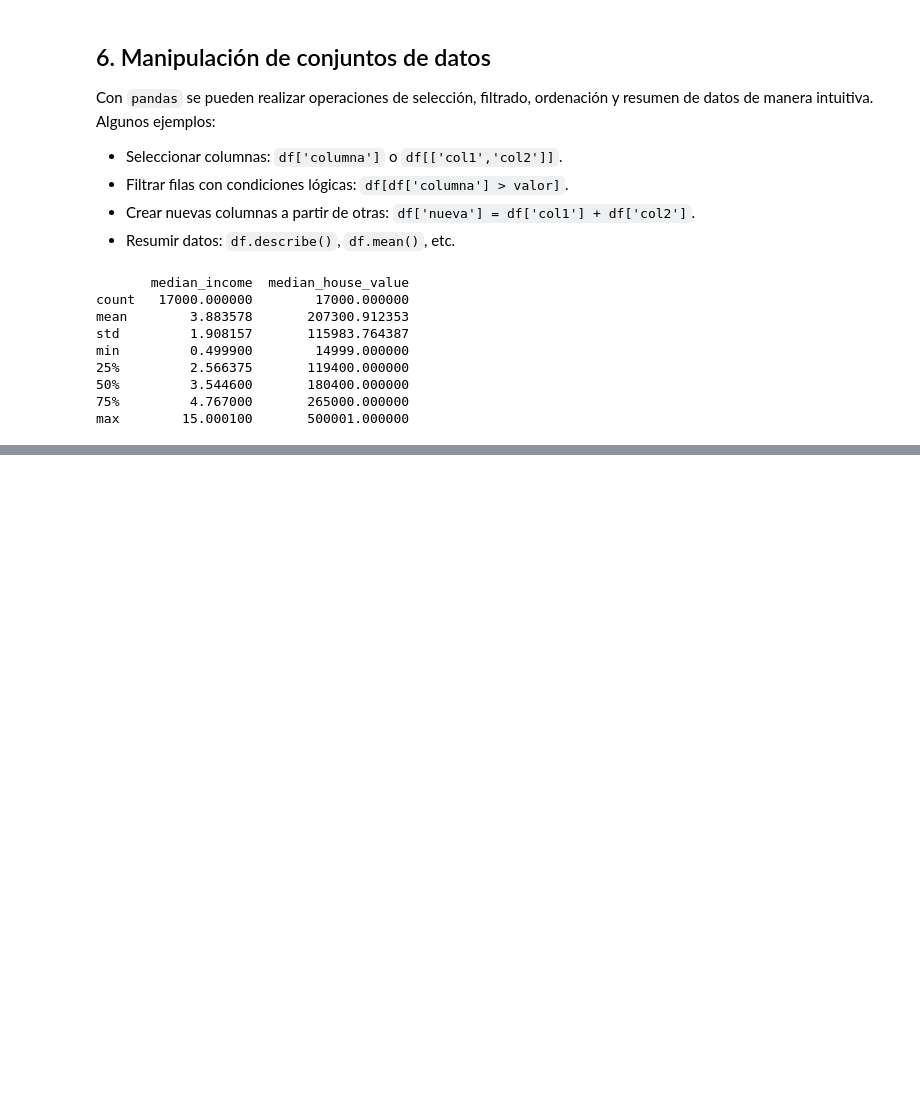
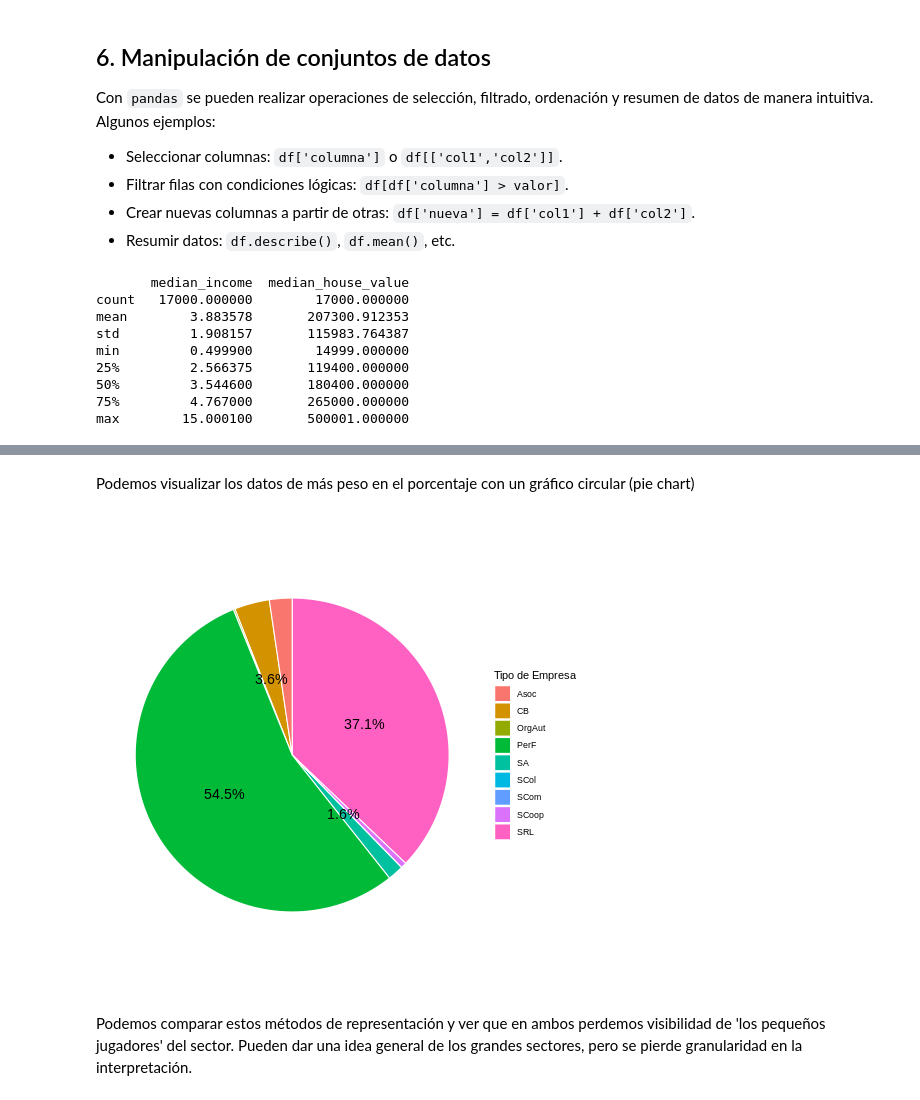
Before and after one commit to JulTob/Data, a Jupyter notebook: Analysis_Guide.ipynb, the cells around one changed output, grey strips where cells are left out. Cells and saved outputs as stored; diff of their text form; code cells hidden in the pictures; blank space fills up the shorter version.

```diff
--- a/Analysis_Guide.ipynb
+++ b/Analysis_Guide.ipynb
@@ -269,0 +374,17 @@ max        15.000100       500001.000000
+# %% [markdown]
+Podemos visualizar los datos de más peso en el porcentaje con un gráfico circular (pie chart)
+# %%
+%%R
+ggplot(datos, aes("", fi_porc, fill = tipo_empresa)) +
+  geom_col(width = 1, color = "white") +
+  coord_polar(theta = "y") +
+  geom_text(aes(label = scales::percent(fi, accuracy = 0.1)),
+            position = position_stack(vjust = 0.5),
+            check_overlap = TRUE,
+            size = 5) +
+  guides(fill = guide_legend(title = "Tipo de Empresa")) +
+  theme_void()
+# %% [output]
+[figure, added]
+# %% [markdown]
+Podemos comparar estos métodos de representación y ver que en ambos perdemos visibilidad de 'los pequeños jugadores' del sector. Pueden dar una idea general de los grandes sectores, pero se pierde granularidad en la interpretación.
```
Also changed, not shown: parts of 13 cells of this notebook.
